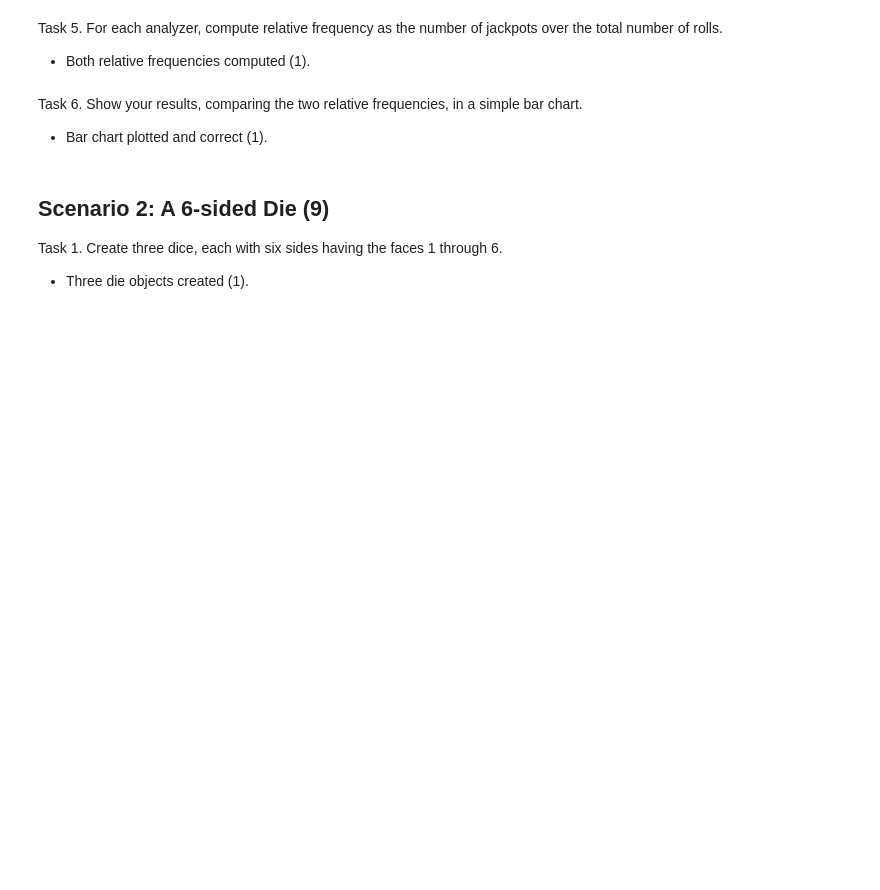
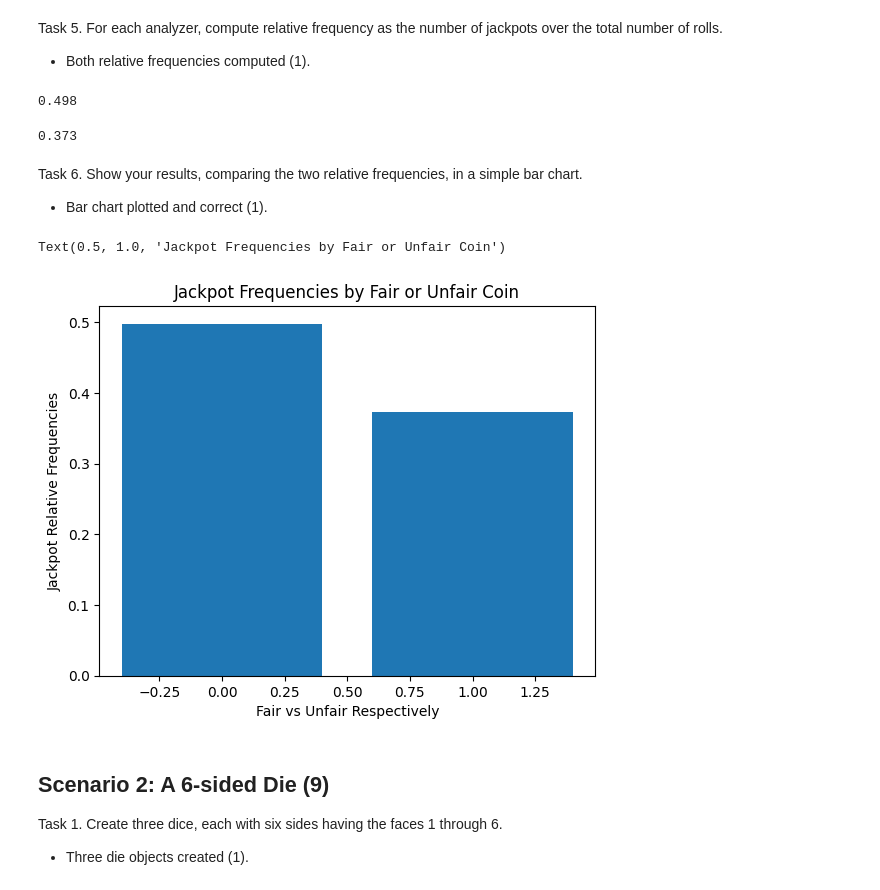
Before and after one commit to mahgan/mg4ccz_ds5100_montecarlo, a Jupyter notebook: FinalProjectTemplate.ipynb, the cells around one changed output. Cells and saved outputs as stored; diff of their text form; code cells hidden in the pictures; blank space fills up the shorter version.

```diff
--- a/FinalProjectTemplate.ipynb
+++ b/FinalProjectTemplate.ipynb
@@ -149,11 +554,29 @@ Task 5. For each analyzer, compute relative frequency as the number of jackpots
 - Both relative frequencies computed (1).
 # %%
 relfreq1 = jackpot1/rolls
-relfreq2 = jackpot2/rolls
+relfreq1
+# %% [output]
+0.498
+# %%
+relfreq2 = jackpot2/rolls
+relfreq2
+# %% [output]
+0.373
 # %% [markdown]
 Task 6. Show your results, comparing the two relative frequencies, in a simple bar chart.
 
 - Bar chart plotted and correct (1).
+# %%
+import matplotlib.pyplot as plt
+vals = [relfreq1,relfreq2]
+indexes = [0,1]
+plt.bar(indexes,vals)
+plt.xlabel('Fair vs Unfair Respectively')
+plt.ylabel('Jackpot Relative Frequencies')
+plt.title('Jackpot Frequencies by Fair or Unfair Coin')
+# %% [output]
+Text(0.5, 1.0, 'Jackpot Frequencies by Fair or Unfair Coin')
+[figure, added]
 # %% [markdown]
 ## Scenario 2: A 6-sided Die (9)
 
```
Also changed, not shown: parts of 27 cells of this notebook, 6 other files.
